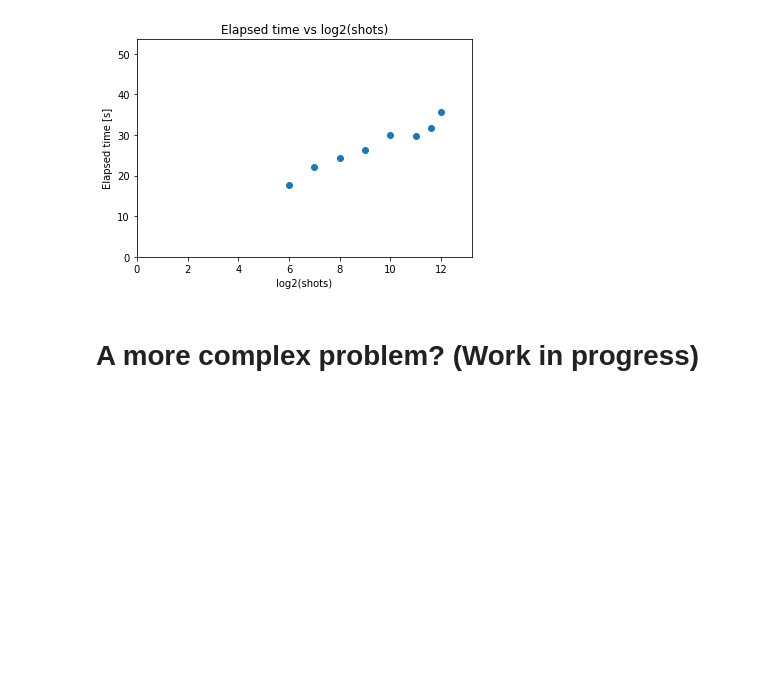
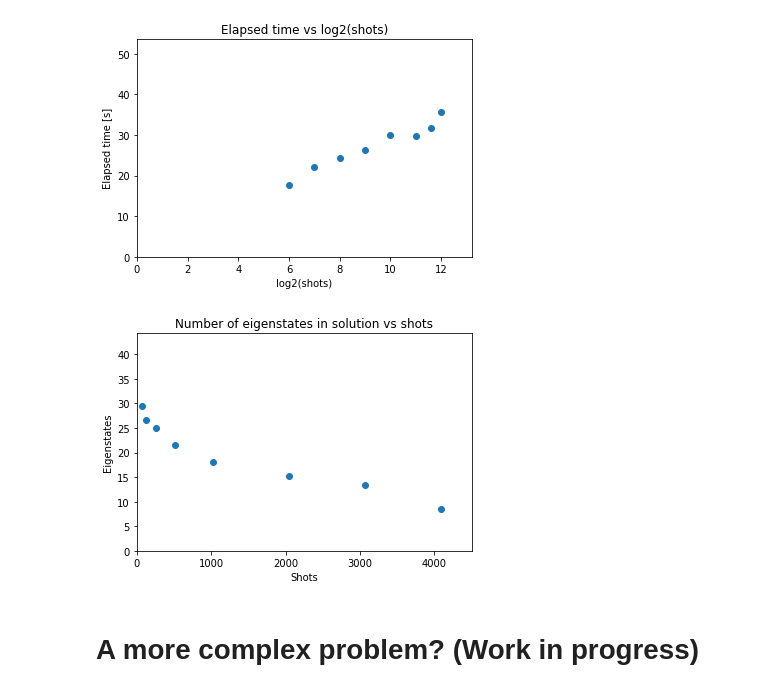
Before and after one commit to NTrevisani/DataScienceMaster, a Jupyter notebook: TFM/MaxCut/Max_Cut.ipynb, the cells around one changed output. Saved outputs shown, nothing was run; the diff lists cells and outputs as text; code cells hidden in the pictures; blank space fills up the shorter version.

```diff
--- a/TFM/MaxCut/Max_Cut.ipynb
+++ b/TFM/MaxCut/Max_Cut.ipynb
@@ -1379,6 +1399,16 @@ scatter_plot(x       = np.log2(df_plot.shots),
              save_as = "time_vs_log2shots_avg10")
 # %% [output]
 [figure]
+# %%
+# Number of eigenstates in solution vs shots
+scatter_plot(x       = df_plot.shots,
+             y       = df_plot.eigenstates,
+             title   = "Number of eigenstates in solution vs shots",
+             xlabel  = "Shots",
+             ylabel  = "Eigenstates",
+             save_as = "eigenst_vs_shots_avg10")
+# %% [output]
+[figure, added]
 # %% [markdown]
 # A more complex problem? (Work in progress)
 # %% [markdown]
```
Also changed, not shown: parts of 12 cells of this notebook, 1 other file.
